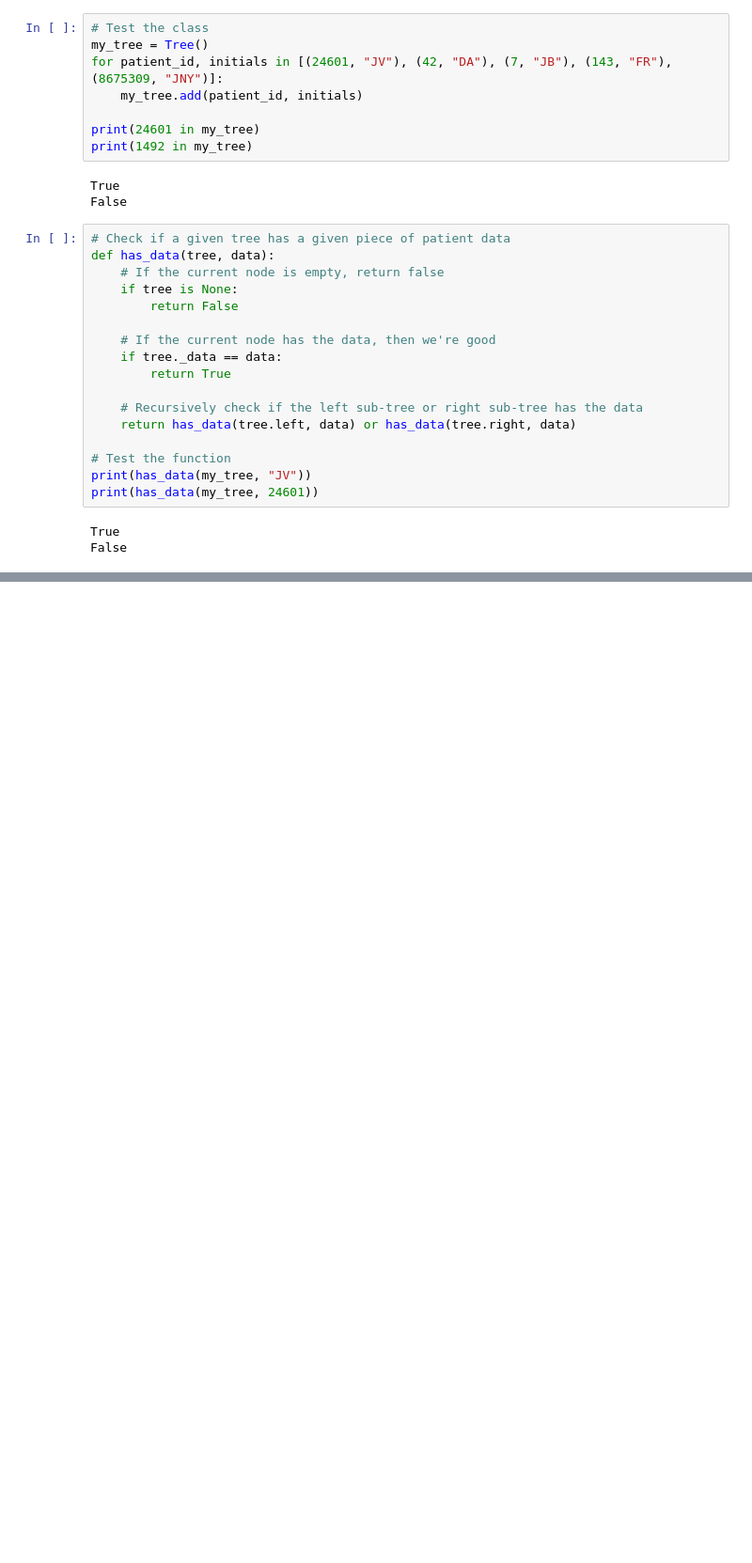
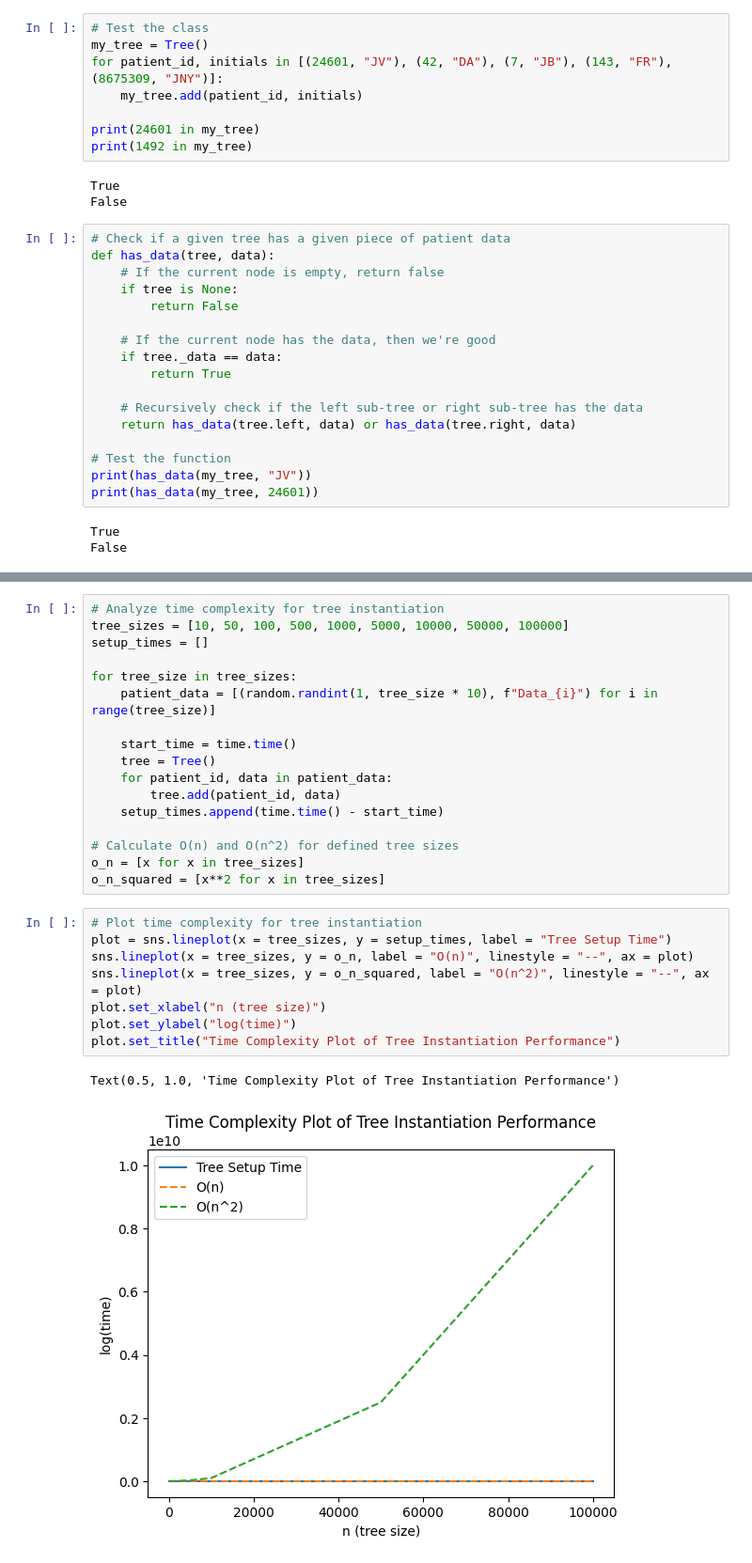
Before and after one commit to kevinwjin/cbb634, a Jupyter notebook: pset_2/exercise_3.ipynb, the cells around one changed output, grey strips where cells are left out. Shown at 94% size. Drawn from its saved outputs; the diff is of its cells as text; blank space fills up the shorter version.

```diff
--- a/pset_2/exercise_3.ipynb
+++ b/pset_2/exercise_3.ipynb
@@ -71,0 +117,28 @@ False
+# %%
+# Analyze time complexity for tree instantiation
+tree_sizes = [10, 50, 100, 500, 1000, 5000, 10000, 50000, 100000]
+setup_times = []
+
+for tree_size in tree_sizes:
+    patient_data = [(random.randint(1, tree_size * 10), f"Data_{i}") for i in range(tree_size)]
+
+    start_time = time.time()
+    tree = Tree()
+    for patient_id, data in patient_data:
+        tree.add(patient_id, data)
+    setup_times.append(time.time() - start_time)
+
+# Calculate O(n) and O(n^2) for defined tree sizes
+o_n = [x for x in tree_sizes]
+o_n_squared = [x**2 for x in tree_sizes]
+# %%
+# Plot time complexity for tree instantiation
+plot = sns.lineplot(x = tree_sizes, y = setup_times, label = "Tree Setup Time")
+sns.lineplot(x = tree_sizes, y = o_n, label = "O(n)", linestyle = "--", ax = plot)
+sns.lineplot(x = tree_sizes, y = o_n_squared, label = "O(n^2)", linestyle = "--", ax = plot)
+plot.set_xlabel("n (tree size)")
+plot.set_ylabel("log(time)")
+plot.set_title("Time Complexity Plot of Tree Instantiation Performance")
+# %% [output]
+Text(0.5, 1.0, 'Time Complexity Plot of Tree Instantiation Performance')
+[figure, added]
```
Also changed, not shown: parts of 2 cells of this notebook.
